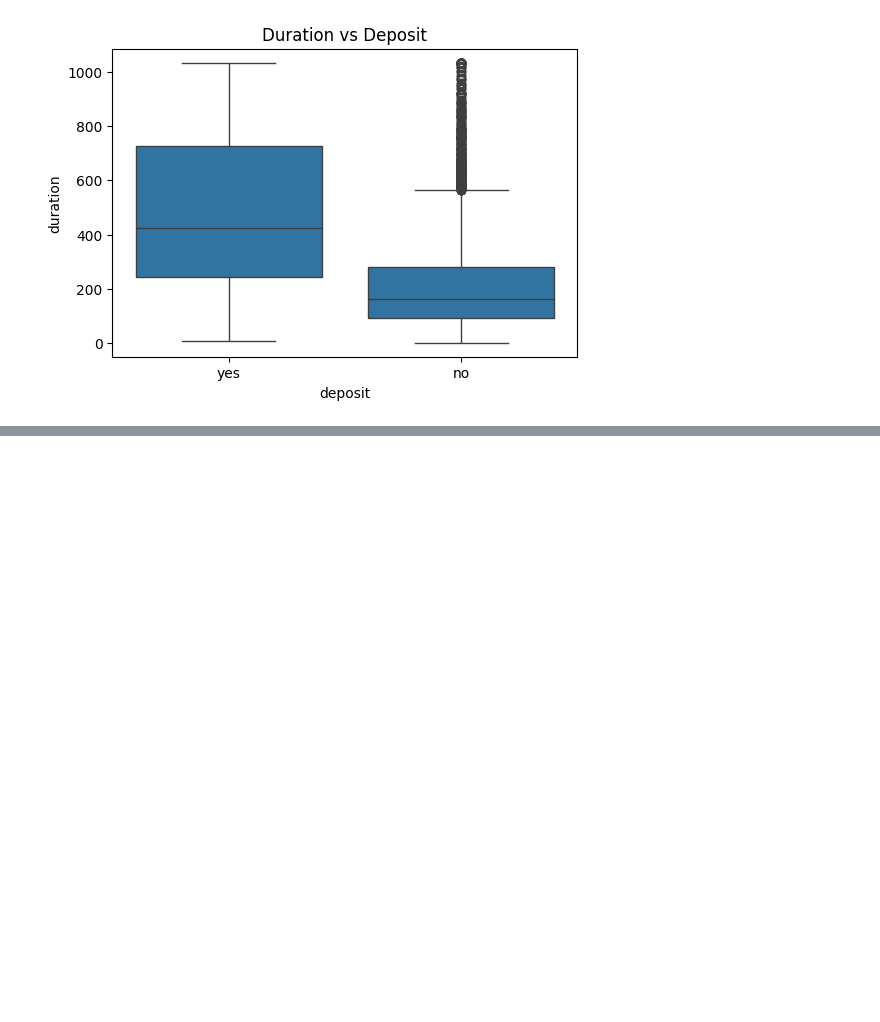
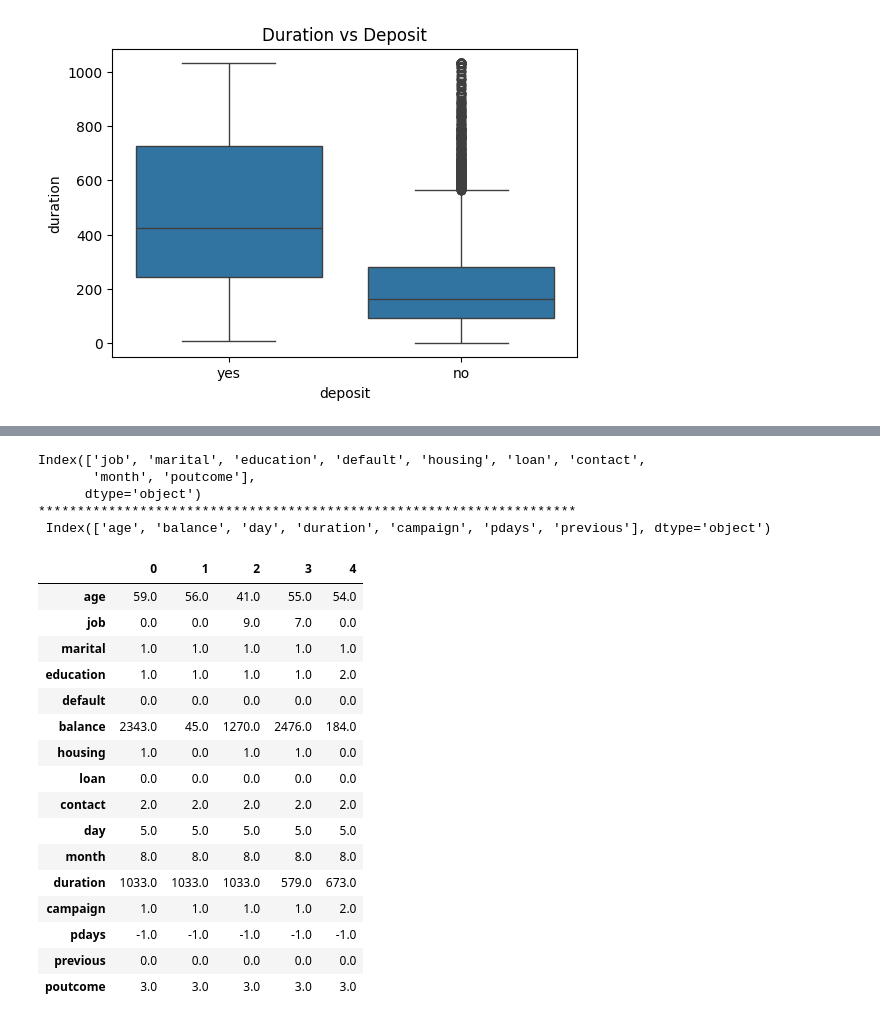
Before and after one commit to shahdelmasry12/Data-Mining-Project, a Jupyter notebook: Bank_Marketing_Effectiveness_Prediction.ipynb, the cells around one changed output, grey strips where cells are left out. Cells and saved outputs as stored; diff of their text form; code cells hidden in the pictures; blank space fills up the shorter version.

```diff
--- a/Bank_Marketing_Effectiveness_Prediction.ipynb
+++ b/Bank_Marketing_Effectiveness_Prediction.ipynb
@@ -323,0 +396,6 @@ plt.show()
+# %%
+# Separate features and target variable
+x = df.drop("deposit", axis=1)
+y = df["deposit"]
+
+x.head()
@@ -323,0 +424,39 @@ plt.show()
+# %%
+# Identify categorical and numerical columns
+categorical_cols = x.select_dtypes(include="object").columns
+numerical_cols = x.select_dtypes(include=np.number).columns
+
+print(categorical_cols,"""
+*********************************************************************
+""",numerical_cols)
+# %% [output]
+Index(['job', 'marital', 'education', 'default', 'housing', 'loan', 'contact',
+       'month', 'poutcome'],
+      dtype='object')
+*********************************************************************
+ Index(['age', 'balance', 'day', 'duration', 'campaign', 'pdays', 'previous'], dtype='object')
+# %%
+# Convert categorical columns to numerical columns
+for col in categorical_cols:
+    le = LabelEncoder()
+    x[col] = le.fit_transform(x[col])
+
+x.head().T
+# %% [output]
+|  | 0 | 1 | 2 | 3 | 4 |
+| age | 59.0 | 56.0 | 41.0 | 55.0 | 54.0 |
+| job | 0.0 | 0.0 | 9.0 | 7.0 | 0.0 |
+| marital | 1.0 | 1.0 | 1.0 | 1.0 | 1.0 |
+| education | 1.0 | 1.0 | 1.0 | 1.0 | 2.0 |
+| default | 0.0 | 0.0 | 0.0 | 0.0 | 0.0 |
+| balance | 2343.0 | 45.0 | 1270.0 | 2476.0 | 184.0 |
+| housing | 1.0 | 0.0 | 1.0 | 1.0 | 0.0 |
+| loan | 0.0 | 0.0 | 0.0 | 0.0 | 0.0 |
+| contact | 2.0 | 2.0 | 2.0 | 2.0 | 2.0 |
+| day | 5.0 | 5.0 | 5.0 | 5.0 | 5.0 |
+| month | 8.0 | 8.0 | 8.0 | 8.0 | 8.0 |
+| duration | 1033.0 | 1033.0 | 1033.0 | 579.0 | 673.0 |
+| campaign | 1.0 | 1.0 | 1.0 | 1.0 | 2.0 |
+| pdays | -1.0 | -1.0 | -1.0 | -1.0 | -1.0 |
+| previous | 0.0 | 0.0 | 0.0 | 0.0 | 0.0 |
+| poutcome | 3.0 | 3.0 | 3.0 | 3.0 | 3.0 |
```
Also changed, not shown: parts of 14 cells of this notebook.
